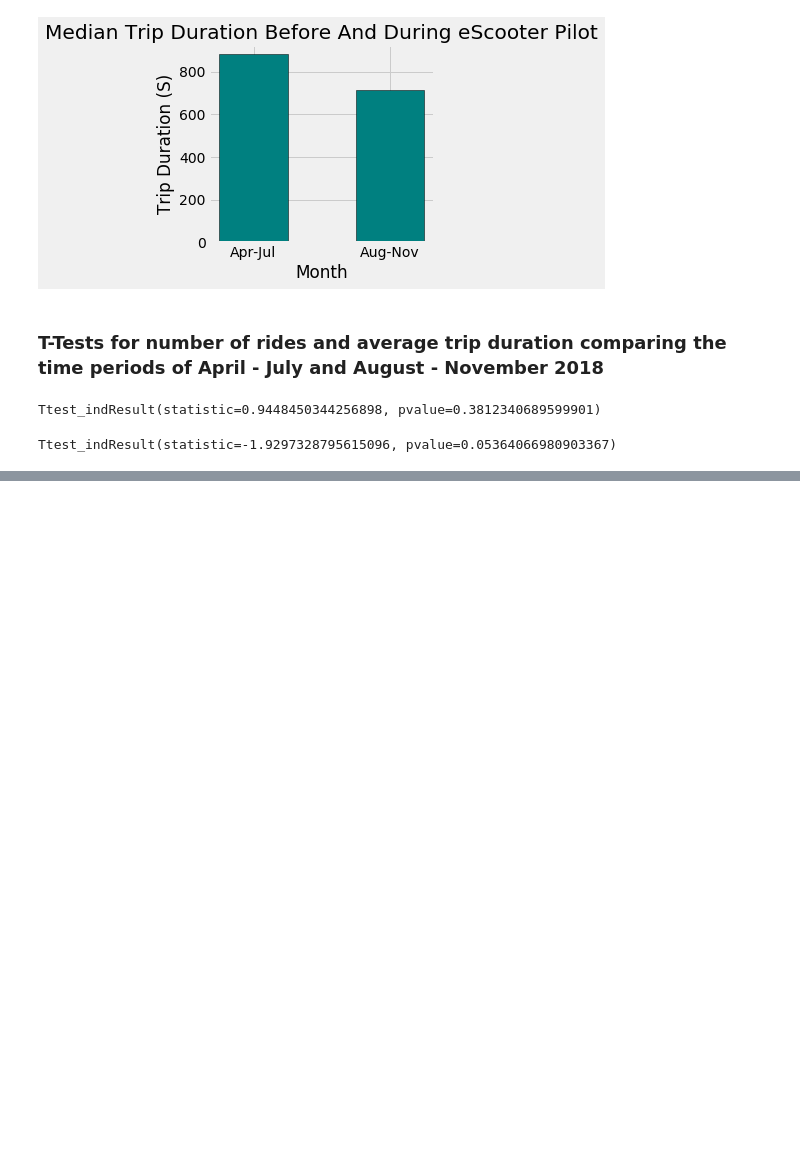
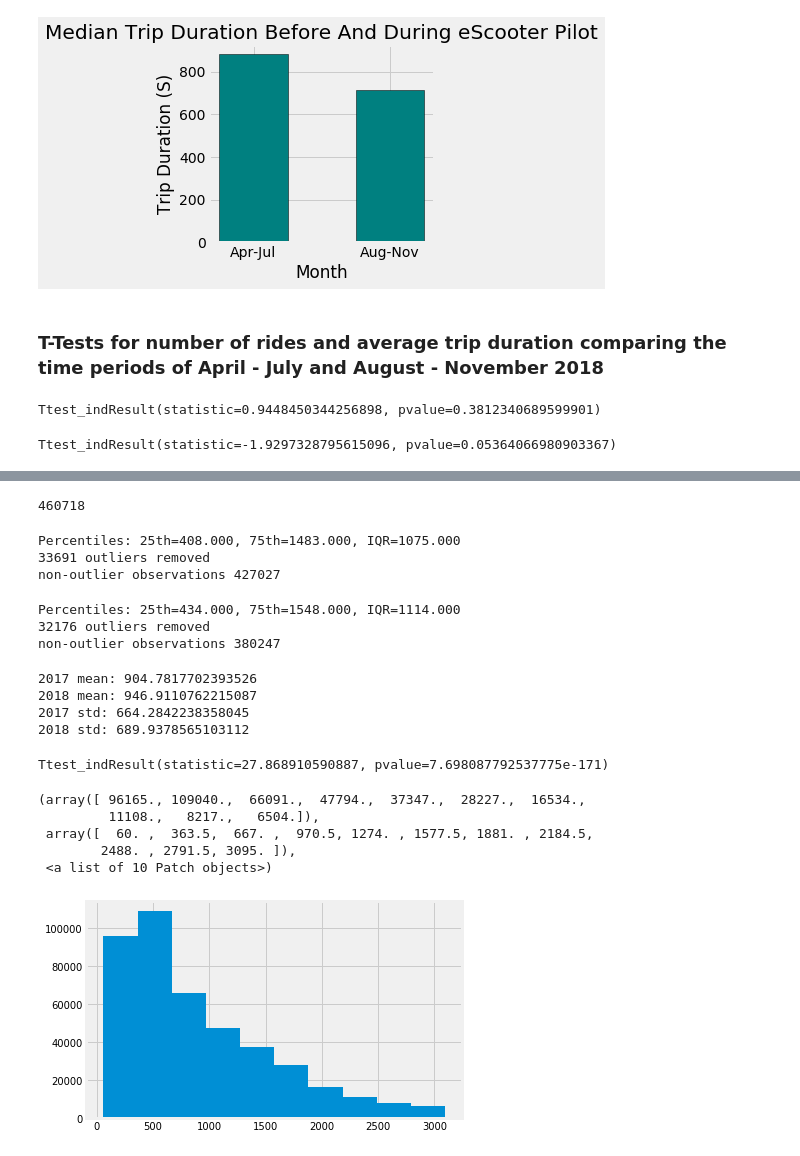
Before and after one commit to tdrygg/Group-Project, a Jupyter notebook: Matt Garcia Group Project/eScooter Pilot Impact to 2018 NiceRide Trips (Matt Garcia).ipynb, the cells around one changed output, grey strips where cells are left out. Saved outputs shown, nothing was run; the diff lists cells and outputs as text; code cells hidden in the pictures; blank space fills up the shorter version.

```diff
--- a/Matt Garcia Group Project/eScooter Pilot Impact to 2018 NiceRide Trips (Matt Garcia).ipynb
+++ b/Matt Garcia Group Project/eScooter Pilot Impact to 2018 NiceRide Trips (Matt Garcia).ipynb
@@ -167,0 +313,77 @@ Ttest_indResult(statistic=-1.9297328795615096, pvalue=0.05364066980903367)
+# %%
+
+
+stats.ttest_ind(_2017_data_outliers["Total duration (Seconds)"], _2018_data_outliers["tripduration"], equal_var=False)
+# %% [output]
+460718
+# %%
+q25, q75 = np.percentile(_2017_data["Total duration (Seconds)"], 25), np.percentile(
+    _2017_data["Total duration (Seconds)"], 75)
+
+
+iqr = q75-q25
+
+
+cut_off = iqr*1.5
+lower, upper = q25-cut_off, q75 + cut_off
+
+outliers_2017 = [x for x in _2017_data["Total duration (Seconds)"] if x < lower or x > upper ]
+
+print('Percentiles: 25th=%.3f, 75th=%.3f, IQR=%.3f' % (q25, q75, iqr))
+
+print(str(len(outliers_2017)) + " outliers removed")
+
+outliers_removed_2017 = [x for x in _2017_data["Total duration (Seconds)"] if x >= lower and x <= upper ]
+
+print('non-outlier observations ' + str(len(outliers_removed_2017)))
+# %% [output]
+Percentiles: 25th=408.000, 75th=1483.000, IQR=1075.000
+33691 outliers removed
+non-outlier observations 427027
+# %%
+q25, q75 = np.percentile(_2018_data["tripduration"], 25), np.percentile(
+    _2018_data["tripduration"], 75)
+
+
+iqr = q75-q25
+
+
+cut_off = iqr*1.5
+lower, upper = q25-cut_off, q75 + cut_off
+
+outliers_2018 = [x for x in _2018_data["tripduration"] if x < lower or x > upper ]
+
+print('Percentiles: 25th=%.3f, 75th=%.3f, IQR=%.3f' % (q25, q75, iqr))
+
+print(str(len(outliers_2018)) + " outliers removed")
+
+outliers_removed_2018 = [x for x in _2018_data["tripduration"] if x >= lower and x <= upper ]
+
+print('non-outlier observations ' + str(len(outliers_removed_2018)))
+# %% [output]
+Percentiles: 25th=434.000, 75th=1548.000, IQR=1114.000
+32176 outliers removed
+non-outlier observations 380247
+# %%
+print("2017 mean: " + str(mean(outliers_removed_2017)))
+print("2018 mean: " + str(mean(outliers_removed_2018)))
+print("2017 std: " + str(std(outliers_removed_2017)))
+print("2018 std: " + str(std(outliers_removed_2018)))
+# %% [output]
+2017 mean: 904.7817702393526
+2018 mean: 946.9110762215087
+2017 std: 664.2842238358045
+2018 std: 689.9378565103112
+# %%
+stats.ttest_ind(outliers_removed_2018, outliers_removed_2017, equal_var=False)
+# %% [output]
+Ttest_indResult(statistic=27.868910590887, pvalue=7.698087792537775e-171)
+# %%
+plt.hist(outliers_removed_2017)
+# %% [output]
+(array([ 96165., 109040.,  66091.,  47794.,  37347.,  28227.,  16534.,
+         11108.,   8217.,   6504.]),
+ array([  60. ,  363.5,  667. ,  970.5, 1274. , 1577.5, 1881. , 2184.5,
+        2488. , 2791.5, 3095. ]),
+ <a list of 10 Patch objects>)
+[figure, added]
```
Also changed, not shown: parts of 21 cells of this notebook, 1 other file.
